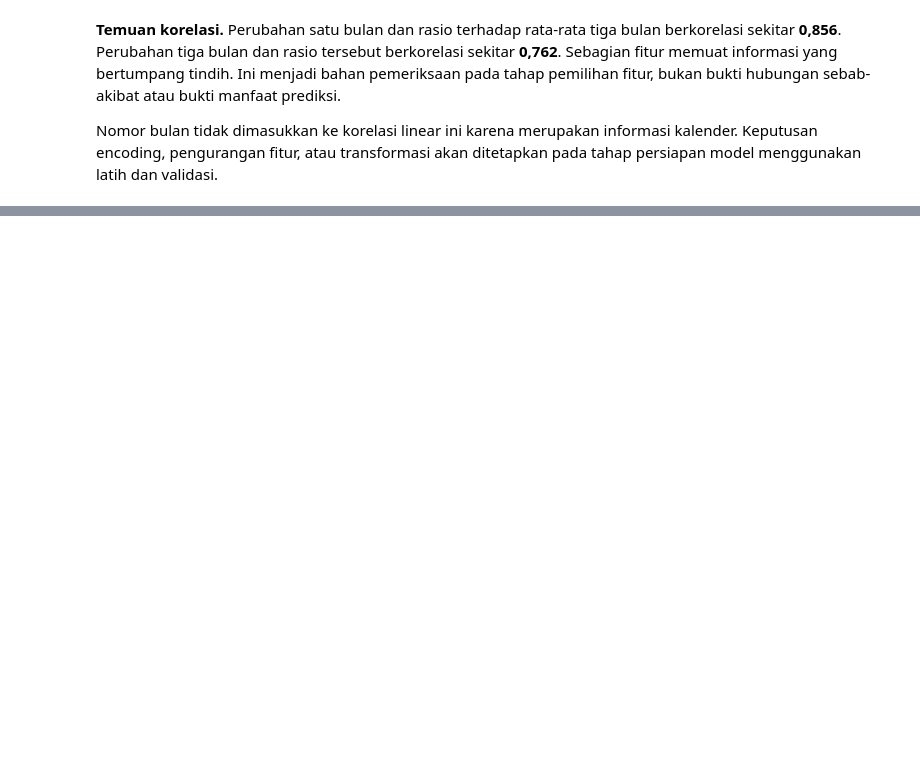
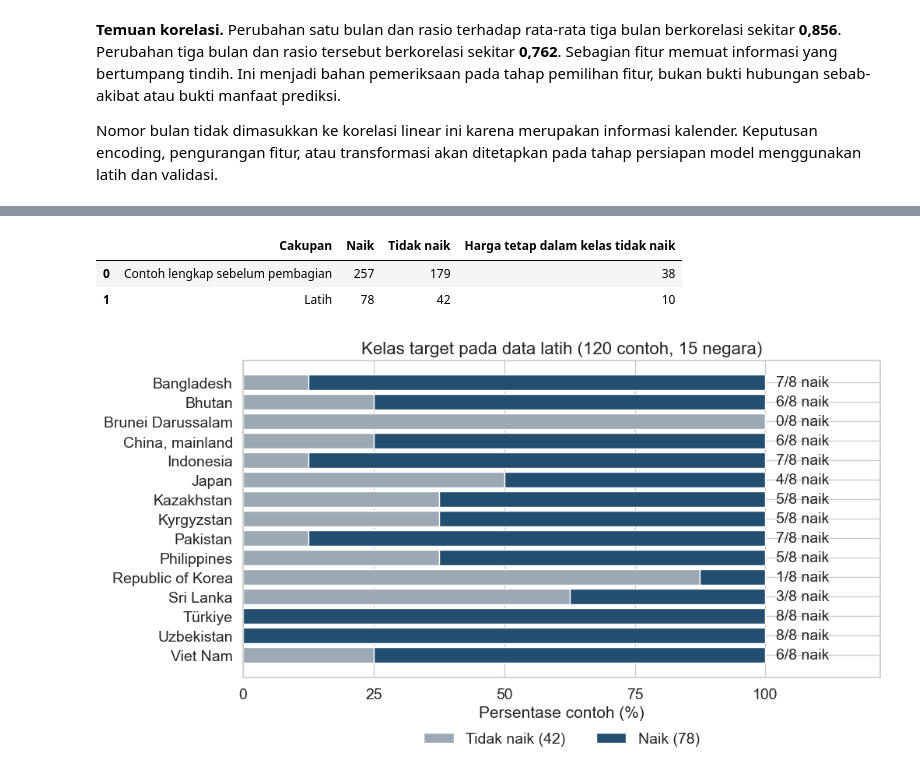
Before and after one commit to firrazmrd/17_IF-B_Sop-Pak-Min-Klaten, a Jupyter notebook: Projek.ipynb, the cells around one changed output, grey strips where cells are left out. Cells and saved outputs as stored; diff of their text form; code cells hidden in the pictures; blank space fills up the shorter version.

```diff
--- a/Projek.ipynb
+++ b/Projek.ipynb
@@ -616,3 +761,43 @@ show_svg(s)
+# %%
+class_summary = pd.DataFrame({
+    'Cakupan': ['Contoh lengkap sebelum pembagian', 'Latih'],
+    'Naik': [df_complete['target'].eq(1).sum(), df_train['target'].eq(1).sum()],
+    'Tidak naik': [df_complete['target'].eq(0).sum(), df_train['target'].eq(0).sum()],
+    'Harga tetap dalam kelas tidak naik': [
+        df_complete['direction_actual'].eq(0).sum(),
+        df_train['direction_actual'].eq(0).sum()
+    ]
+})
+display(class_summary)
+# %% [output]
+|  | Cakupan | Naik | Tidak naik | Harga tetap dalam kelas tidak naik |
+| 0 | Contoh lengkap sebelum pembagian | 257 | 179 | 38 |
+| 1 | Latih | 78 | 42 | 10 |
+# %%
+class_table = pd.crosstab(df_train['Country'], df_train['target'])
+class_table = class_table.reindex(columns=[0, 1], fill_value=0)
+class_percent = class_table.div(class_table.sum(axis=1), axis=0) * 100
+
+plt.figure(figsize=(10.4, 5.8))
+plt.barh(class_table.index, class_percent[0], color='#9ca8b3', label='Tidak naik (42)')
+plt.barh(class_table.index, class_percent[1], left=class_percent[0], color='#234e70', label='Naik (78)')
+
+for row, country in enumerate(class_table.index):
+    up_count = class_table.loc[country, 1]
+    total_count = class_table.loc[country].sum()
+    plt.text(102, row, str(up_count) + '/' + str(total_count) + ' naik', va='center', fontsize=14)
+
+plt.gca().invert_yaxis()
+plt.xlim(0, 122)
+plt.xticks([0, 25, 50, 75, 100], fontsize=14)
+plt.yticks(fontsize=14)
+plt.title('Kelas target pada data latih (120 contoh, 15 negara)', fontsize=16)
+plt.xlabel('Persentase contoh (%)', fontsize=15)
+plt.legend(loc='lower center', bbox_to_anchor=(0.5, -0.26), ncol=2, frameon=False, fontsize=14)
+plt.tight_layout()
+plt.show()
+# %% [output]
+[figure, added]
 # %% [markdown]
 **Temuan kelas target.** Pada latih terdapat **78 contoh naik dan 42 tidak naik**, sehingga baseline mayoritas akan memprediksi kelas 1. Komposisi berbeda antarnegara dan Brunei menyumbang contoh harga tetap. Karena itu, accuracy saja belum cukup untuk menilai hasil model.
 
```
Also changed, not shown: parts of 34 cells of this notebook, 2 other files.
